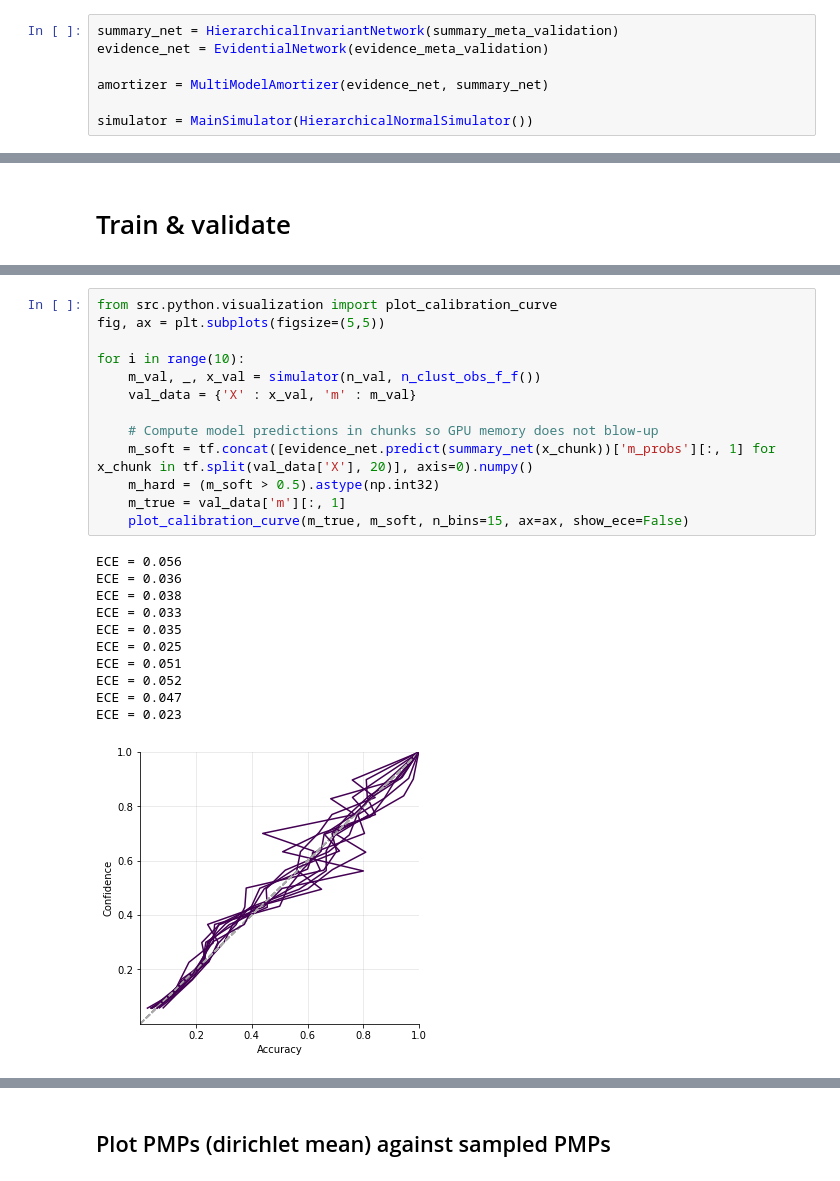
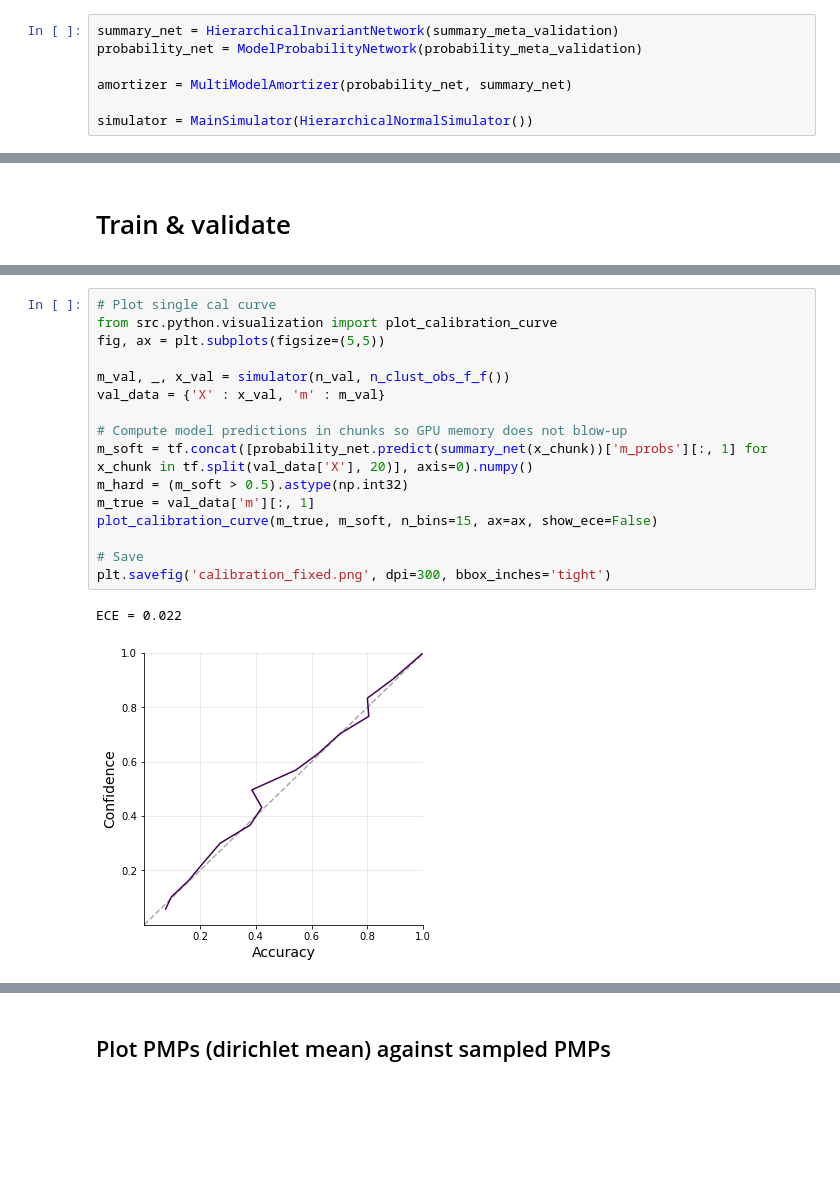
Before and after one commit to elseml/DeepHierarchicalModelComparison, a Jupyter notebook: notebooks/01_calibration_validation/01_calibration_fixed_sizes.ipynb, the cells around one changed output, grey strips where cells are left out. Saved outputs shown, nothing was run; the diff lists cells and outputs as text; blank space fills up the shorter version.

```diff
--- a/notebooks/01_calibration_validation/01_calibration_fixed_sizes.ipynb
+++ b/notebooks/01_calibration_validation/01_calibration_fixed_sizes.ipynb
@@ -52,9 +52,9 @@ $$
 # Set up networks
 # %%
 summary_net = HierarchicalInvariantNetwork(summary_meta_validation)
-evidence_net = EvidentialNetwork(evidence_meta_validation)
+probability_net = ModelProbabilityNetwork(probability_meta_validation)
 
-amortizer = MultiModelAmortizer(evidence_net, summary_net)
+amortizer = MultiModelAmortizer(probability_net, summary_net)
 
 simulator = MainSimulator(HierarchicalNormalSimulator())
 # %%
@@ -101,28 +117,22 @@ ECE = 0.032
 # %%
+# Plot single cal curve
 from src.python.visualization import plot_calibration_curve
 fig, ax = plt.subplots(figsize=(5,5))
 
-for i in range(10):
-    m_val, _, x_val = simulator(n_val, n_clust_obs_f_f())
-    val_data = {'X' : x_val, 'm' : m_val}
+m_val, _, x_val = simulator(n_val, n_clust_obs_f_f())
+val_data = {'X' : x_val, 'm' : m_val}
 
-    # Compute model predictions in chunks so GPU memory does not blow-up
-    m_soft = tf.concat([evidence_net.predict(summary_net(x_chunk))['m_probs'][:, 1] for x_chunk in tf.split(val_data['X'], 20)], axis=0).numpy()
-    m_hard = (m_soft > 0.5).astype(np.int32)
-    m_true = val_data['m'][:, 1]
-    plot_calibration_curve(m_true, m_soft, n_bins=15, ax=ax, show_ece=False)
+# Compute model predictions in chunks so GPU memory does not blow-up
+m_soft = tf.concat([probability_net.predict(summary_net(x_chunk))['m_probs'][:, 1] for x_chunk in tf.split(val_data['X'], 20)], axis=0).numpy()
+m_hard = (m_soft > 0.5).astype(np.int32)
+m_true = val_data['m'][:, 1]
+plot_calibration_curve(m_true, m_soft, n_bins=15, ax=ax, show_ece=False)
+
+# Save
+plt.savefig('calibration_fixed.png', dpi=300, bbox_inches='tight')
 # %% [output]
-ECE = 0.056
-ECE = 0.036
-ECE = 0.038
-ECE = 0.033
-ECE = 0.035
-ECE = 0.025
-ECE = 0.051
-ECE = 0.052
-ECE = 0.047
-ECE = 0.023
+ECE = 0.022
-[figure, old version]
+[figure, new version]
 # %%
 # Calibration curve with uncertainty
 
```
Also changed, not shown: parts of 42 cells of this notebook, 9 other files.
